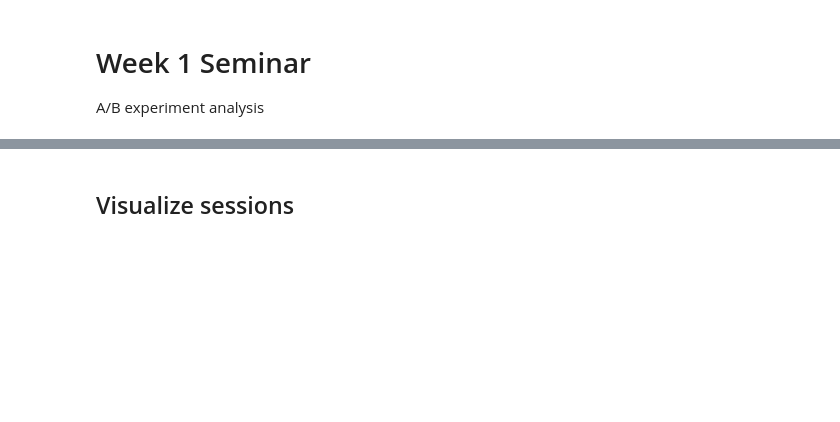
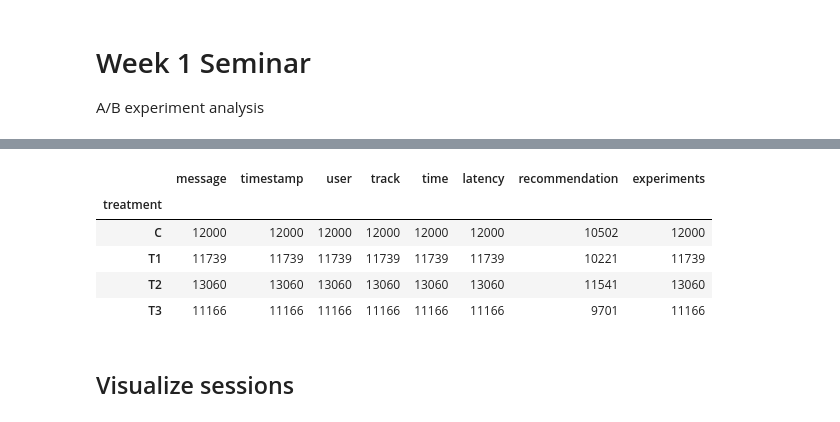
Before and after one commit to anokhin/recsys-course-spring-2024, a Jupyter notebook: jupyter/Week1Seminar.ipynb, the cells around one changed output, grey strips where cells are left out. Saved outputs shown, nothing was run; the diff lists cells and outputs as text; code cells hidden in the pictures; blank space fills up the shorter version.

```diff
--- a/jupyter/Week1Seminar.ipynb
+++ b/jupyter/Week1Seminar.ipynb
@@ -37,3 +28,12 @@ data.head()
+# %%
+data.groupby("treatment").count()
+# %% [output]
+|  | message | timestamp | user | track | time | latency | recommendation | experiments |
+| treatment |  |  |  |  |  |  |  |  |
+| C | 12000 | 12000 | 12000 | 12000 | 12000 | 12000 | 10502 | 12000 |
+| T1 | 11739 | 11739 | 11739 | 11739 | 11739 | 11739 | 10221 | 11739 |
+| T2 | 13060 | 13060 | 13060 | 13060 | 13060 | 13060 | 11541 | 13060 |
+| T3 | 11166 | 11166 | 11166 | 11166 | 11166 | 11166 | 9701 | 11166 |
 # %% [markdown]
 ## Visualize sessions
 # %%
```
Also changed, not shown: parts of 6 cells of this notebook, 4 other files.
